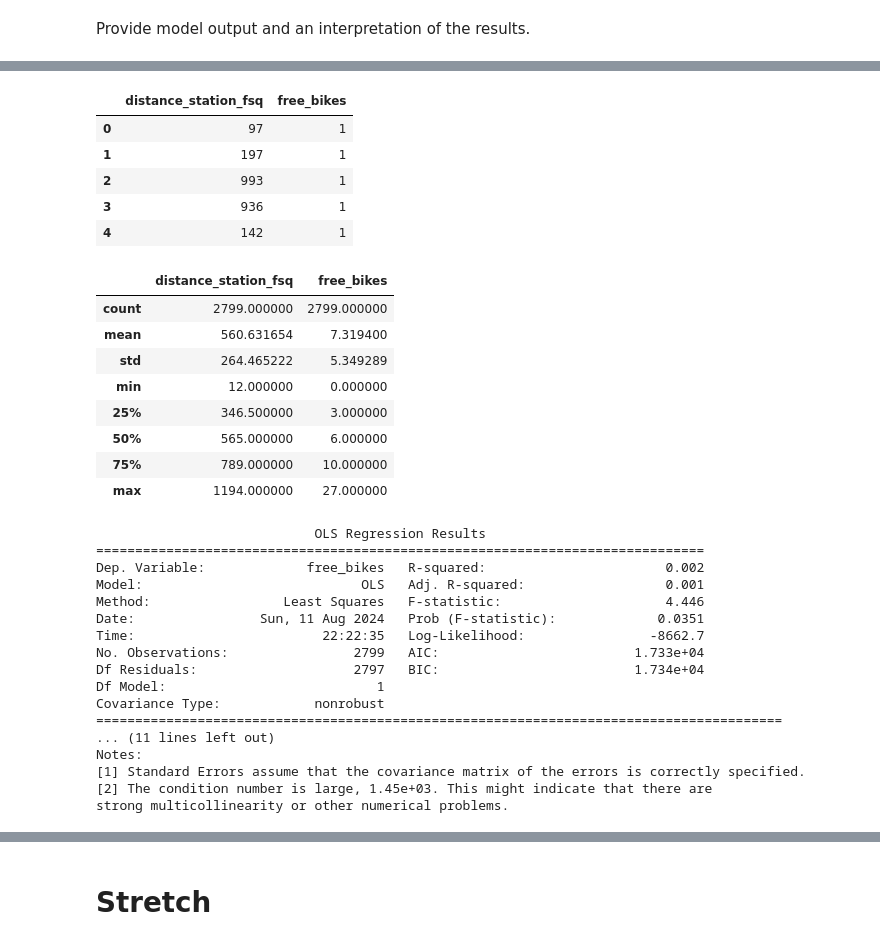
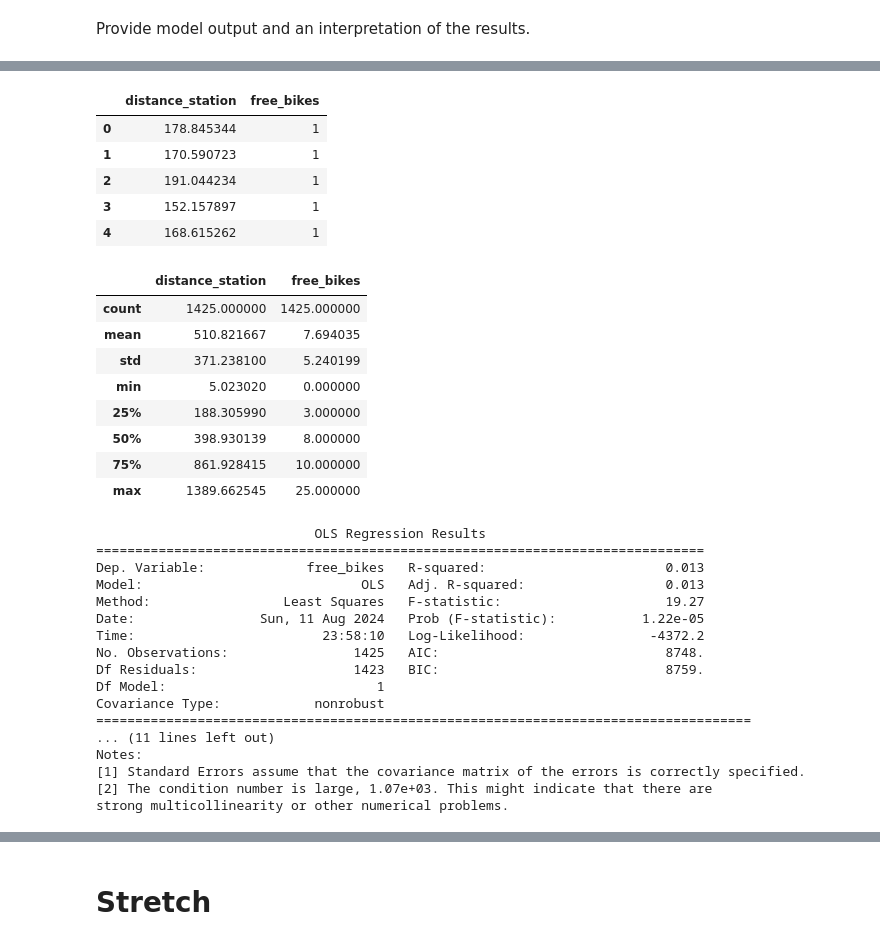
Before and after one commit to wjura/lhl-statistical-modelling-with-python, a Jupyter notebook: notebooks/model_building.ipynb, the cells around one changed output, grey strips where cells are left out. Saved outputs shown, nothing was run; the diff lists cells and outputs as text; code cells hidden in the pictures.

```diff
--- a/notebooks/model_building.ipynb
+++ b/notebooks/model_building.ipynb
@@ -27,30 +27,30 @@ bikes_venues_df
 # %%
 #Removing columns that do not contribute to the model. In the model, I want to check if we can predict the availability of free bikes based solely on the distance from the bike station to the venue
-van_bikes_model = bikes_venues_df.drop(columns = ["name","category_name_fsq", "station_name", "empty_slots", "rating_yelp"])
+van_bikes_model = bikes_venues_df.drop(columns = ["name", "station_name", "empty_slots", "rating"])
 van_bikes_model.head()
 # %% [output]
-|  | distance_station_fsq | free_bikes |
-| 0 | 97 | 1 |
-| 1 | 197 | 1 |
-| 2 | 993 | 1 |
-| 3 | 936 | 1 |
-| 4 | 142 | 1 |
+|  | distance_station | free_bikes |
+| 0 | 178.845344 | 1 |
+| 1 | 170.590723 | 1 |
+| 2 | 191.044234 | 1 |
+| 3 | 152.157897 | 1 |
+| 4 | 168.615262 | 1 |
 # %%
 van_bikes_model.describe()
 # %% [output]
-|  | distance_station_fsq | free_bikes |
-| count | 2799.000000 | 2799.000000 |
-| mean | 560.631654 | 7.319400 |
-| std | 264.465222 | 5.349289 |
-| min | 12.000000 | 0.000000 |
-| 25% | 346.500000 | 3.000000 |
-| 50% | 565.000000 | 6.000000 |
-| 75% | 789.000000 | 10.000000 |
-| max | 1194.000000 | 27.000000 |
+|  | distance_station | free_bikes |
+| count | 1425.000000 | 1425.000000 |
+| mean | 510.821667 | 7.694035 |
+| std | 371.238100 | 5.240199 |
+| min | 5.023020 | 0.000000 |
+| 25% | 188.305990 | 3.000000 |
+| 50% | 398.930139 | 8.000000 |
+| 75% | 861.928415 | 10.000000 |
+| max | 1389.662545 | 25.000000 |
 # %%
 #Creating model
 y = van_bikes_model["free_bikes"]
-X = van_bikes_model.drop("free_bikes", axis=1)
+X = van_bikes_model.drop("free_bikes", axis = 1)
 X = sm.add_constant(X) #adds a column of 1's so the model will contain an intercept
 
 model = sm.OLS(y, X)
@@ -59,19 +59,19 @@ print(results.summary())
 # %% [output]
                             OLS Regression Results
 ==============================================================================
-Dep. Variable:             free_bikes   R-squared:                       0.002
-Model:                            OLS   Adj. R-squared:                  0.001
-Method:                 Least Squares   F-statistic:                     4.446
-Date:                Sun, 11 Aug 2024   Prob (F-statistic):             0.0351
-Time:                        22:22:35   Log-Likelihood:                -8662.7
-No. Observations:                2799   AIC:                         1.733e+04
-Df Residuals:                    2797   BIC:                         1.734e+04
+Dep. Variable:             free_bikes   R-squared:                       0.013
+Model:                            OLS   Adj. R-squared:                  0.013
+Method:                 Least Squares   F-statistic:                     19.27
+Date:                Sun, 11 Aug 2024   Prob (F-statistic):           1.22e-05
+Time:                        23:58:10   Log-Likelihood:                -4372.2
+No. Observations:                1425   AIC:                             8748.
+Df Residuals:                    1423   BIC:                             8759.
 Df Model:                           1
 Covariance Type:            nonrobust
-========================================================================================
+====================================================================================
 ... (11 lines left out)
 Notes:
 [1] Standard Errors assume that the covariance matrix of the errors is correctly specified.
-[2] The condition number is large, 1.45e+03. This might indicate that there are
+[2] The condition number is large, 1.07e+03. This might indicate that there are
 strong multicollinearity or other numerical problems.
 # %% [markdown]
```
Also changed, not shown: parts of 2 cells of this notebook, 4 other files.
